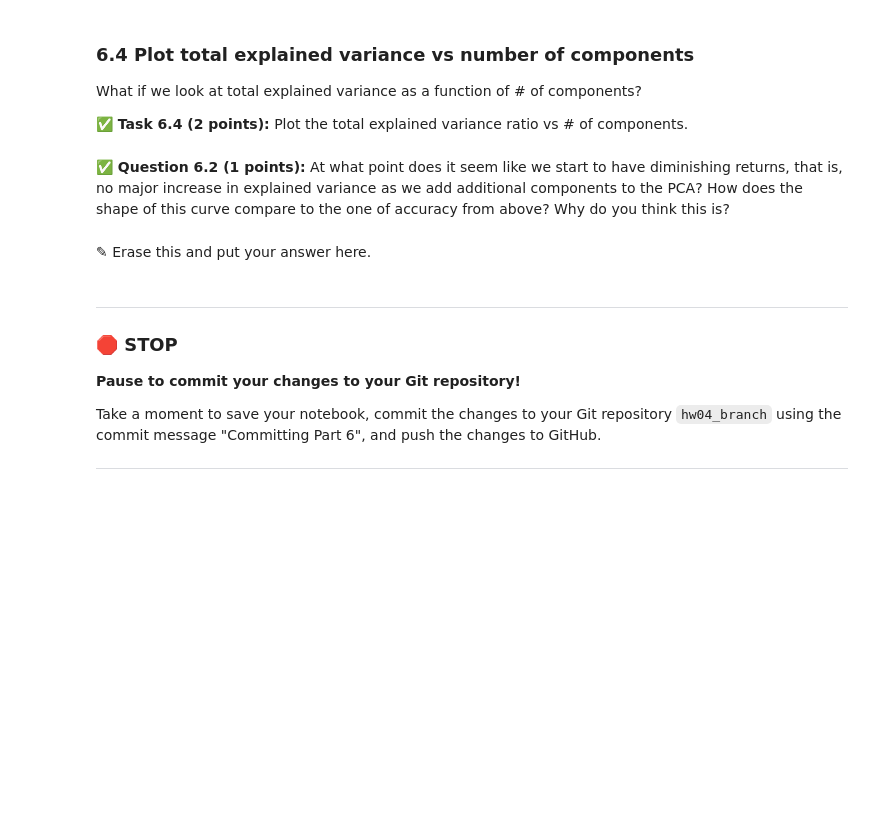
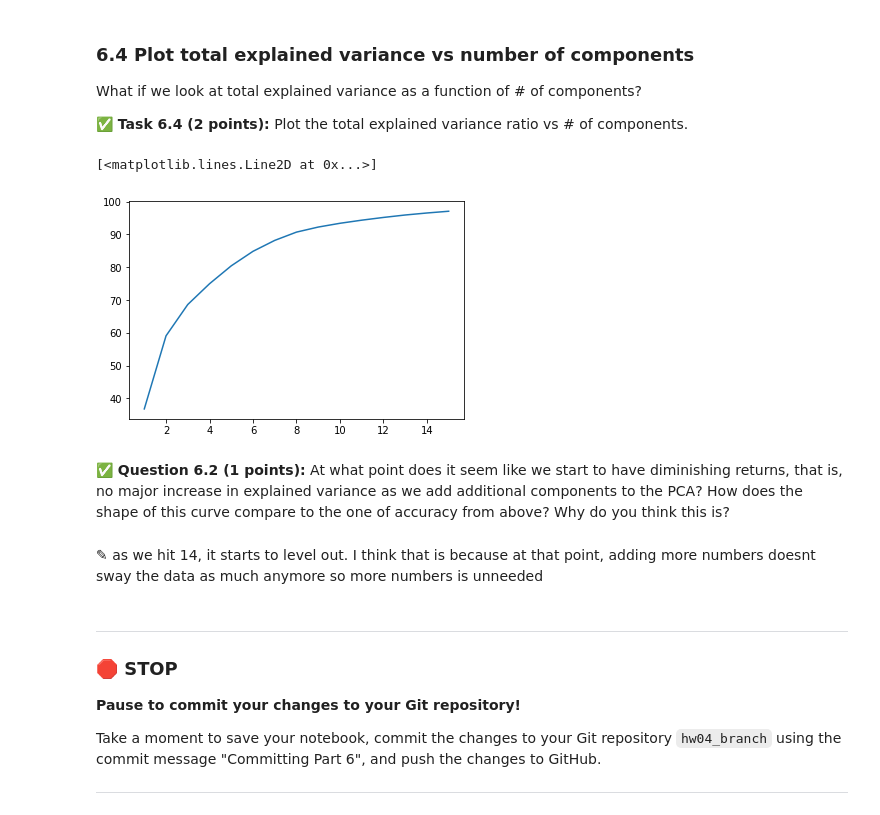
Before and after one commit to ryn-vw/CMSE202-f23-turnin, a Jupyter notebook: HW_4/HW_4, Ryn VW.ipynb, the cells around one changed output. Cells and saved outputs as stored; diff of their text form; code cells hidden in the pictures; blank space fills up the shorter version.

```diff
--- a/HW_4/HW_4, Ryn VW.ipynb
+++ b/HW_4/HW_4, Ryn VW.ipynb
@@ -483,10 +503,14 @@ What if we look at total explained variance as a function of # of components?
 **&#9989; Task 6.4 (2 points):** Plot the total explained variance ratio vs # of components.
 # %%
 # Put your code here
+plt.plot(n_num, exp_var)
+# %% [output]
+[<matplotlib.lines.Line2D at 0x...>]
+[figure, added]
 # %% [markdown]
 **&#9989; Question 6.2 (1 points):** At what point does it seem like we start to have diminishing returns, that is, no major increase in explained variance as we add additional components to the PCA? How does the shape of this curve compare to the one of accuracy from above? Why do you think this is?
-# %% [markdown]
-<font size=+3>&#9998;</font> Erase this and put your answer here.
+# %% [markdown]
+<font size=+3>&#9998;</font> as we hit 14, it starts to level out. I think that is because at that point, adding more numbers doesnt sway the data as much anymore so more numbers is unneeded
 # %% [markdown]
 ---
 ### &#128721; STOP
```
Also changed, not shown: parts of 5 cells of this notebook.
